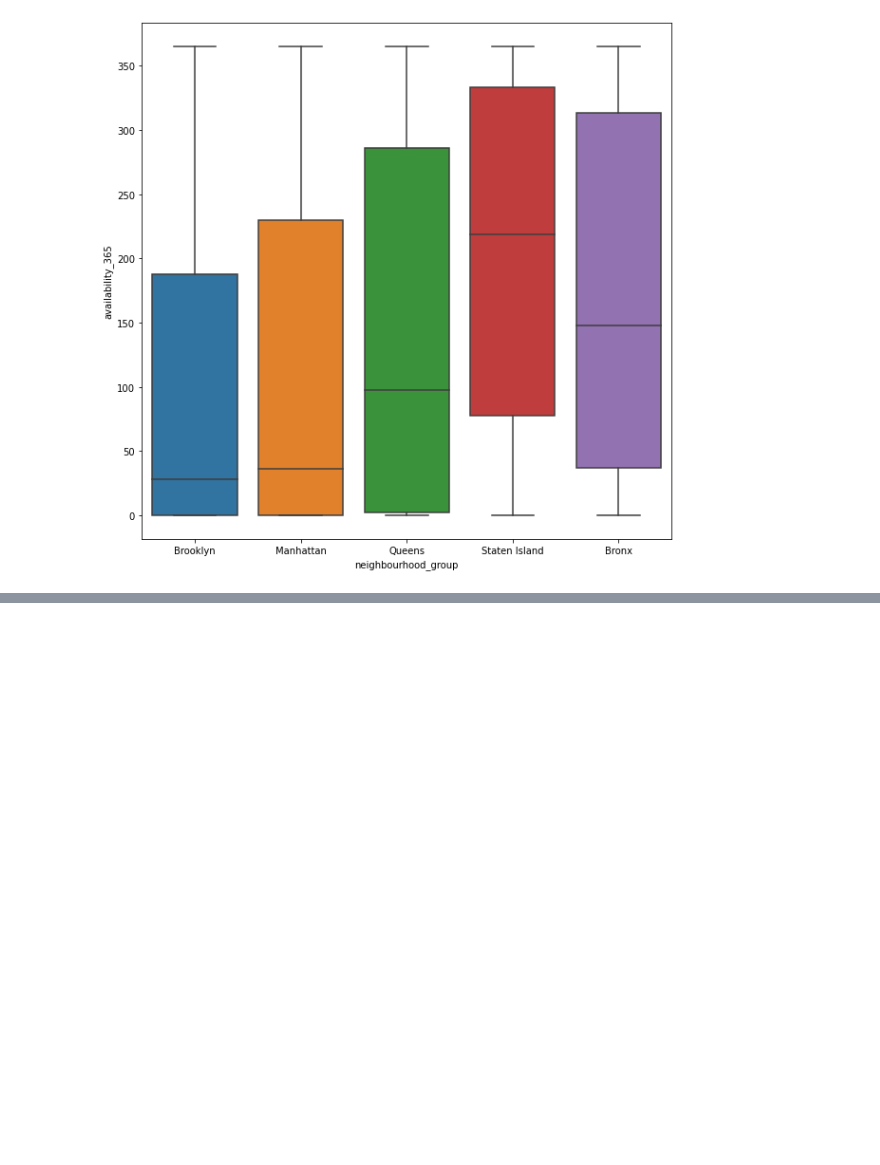
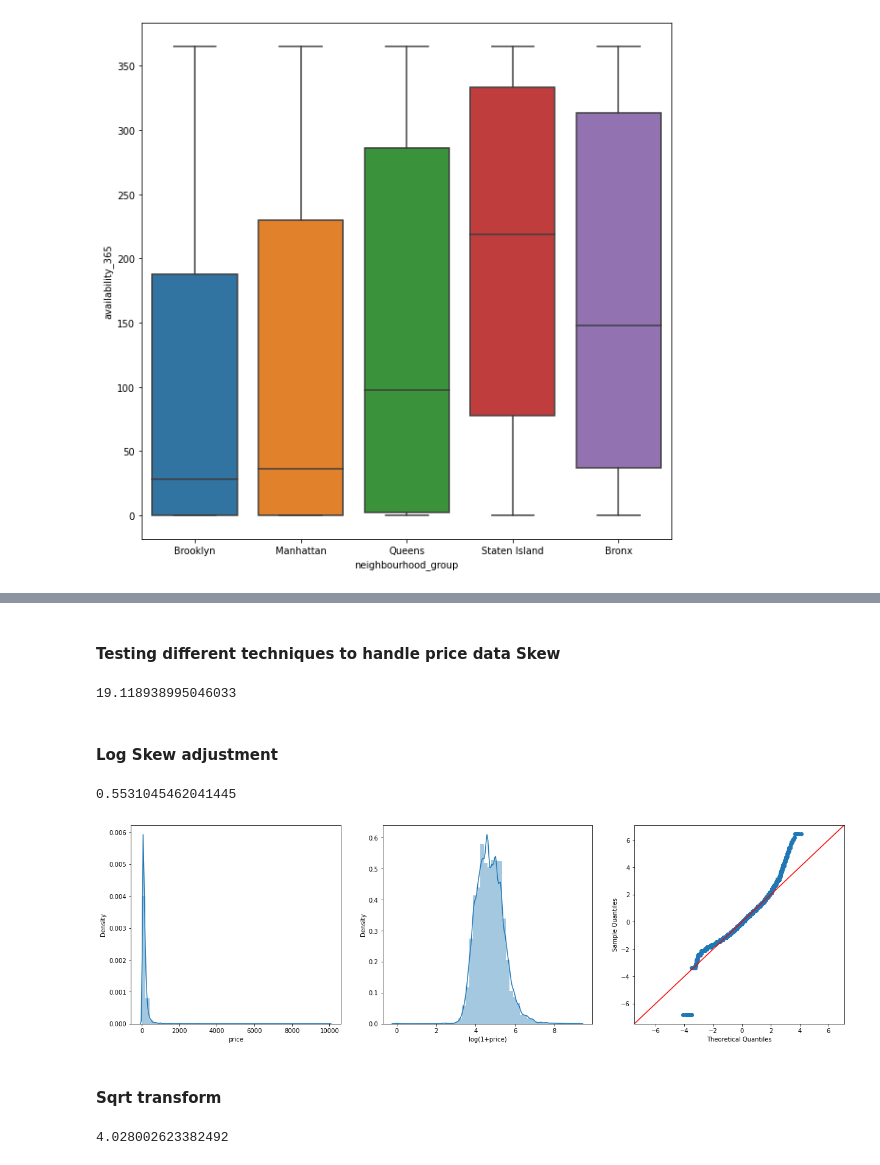
Before and after one commit to JoshRodz027/Airbnb_price_optimization, a Jupyter notebook: EDA.ipynb, the cells around one changed output, grey strips where cells are left out. Drawn from its saved outputs; the diff is of its cells as text; code cells hidden in the pictures; blank space fills up the shorter version.

Commit message:
Completed data preprocessing and transformations

```diff
--- a/EDA.ipynb
+++ b/EDA.ipynb
@@ -364,0 +405,5 @@ Text(0.5, 1.0, 'minimum_nights')
+# %%
+df['all_year_avail'] = df['availability_365']>353
+df['low_avail'] = df['availability_365']< 12
+df['no_reviews'] = df['reviews_per_month']==0
+df.head()
@@ -373,0 +437,30 @@ ax = sns.boxplot(data=df, x='neighbourhood_group',y='availability_365')
+# %% [markdown]
+#### Testing different techniques to handle price data Skew
+# %%
+df["price"].skew()
+# %% [output]
+19.118938995046033
+# %% [markdown]
+#### Log Skew adjustment
+# %%
+# applying log skew! - dropped to 0.55!
+log_skew = np.log1p(df["price"])
+log_skew.skew()
+# %% [output]
+0.5531045462041445
+# %%
+fig, axes = plt.subplots(1,3, figsize=(21,6))
+sns.distplot(df['price'], ax=axes[0])
+sns.distplot(np.log1p(df['price']), ax=axes[1])
+axes[1].set_xlabel('log(1+price)')
+sm.qqplot(np.log1p(df['price']), stats.norm, fit=True, line='45', ax=axes[2]);
+# %% [output]
+[figure, added]
+# %% [markdown]
+#### Sqrt transform
+# %%
+# Decent reduction but log still better!
+sqrt_skew = np.sqrt(df["price"])
+sqrt_skew.skew()
+# %% [output]
+4.028002623382492
```
Also changed, not shown: parts of 38 cells of this notebook, 1 other file.
